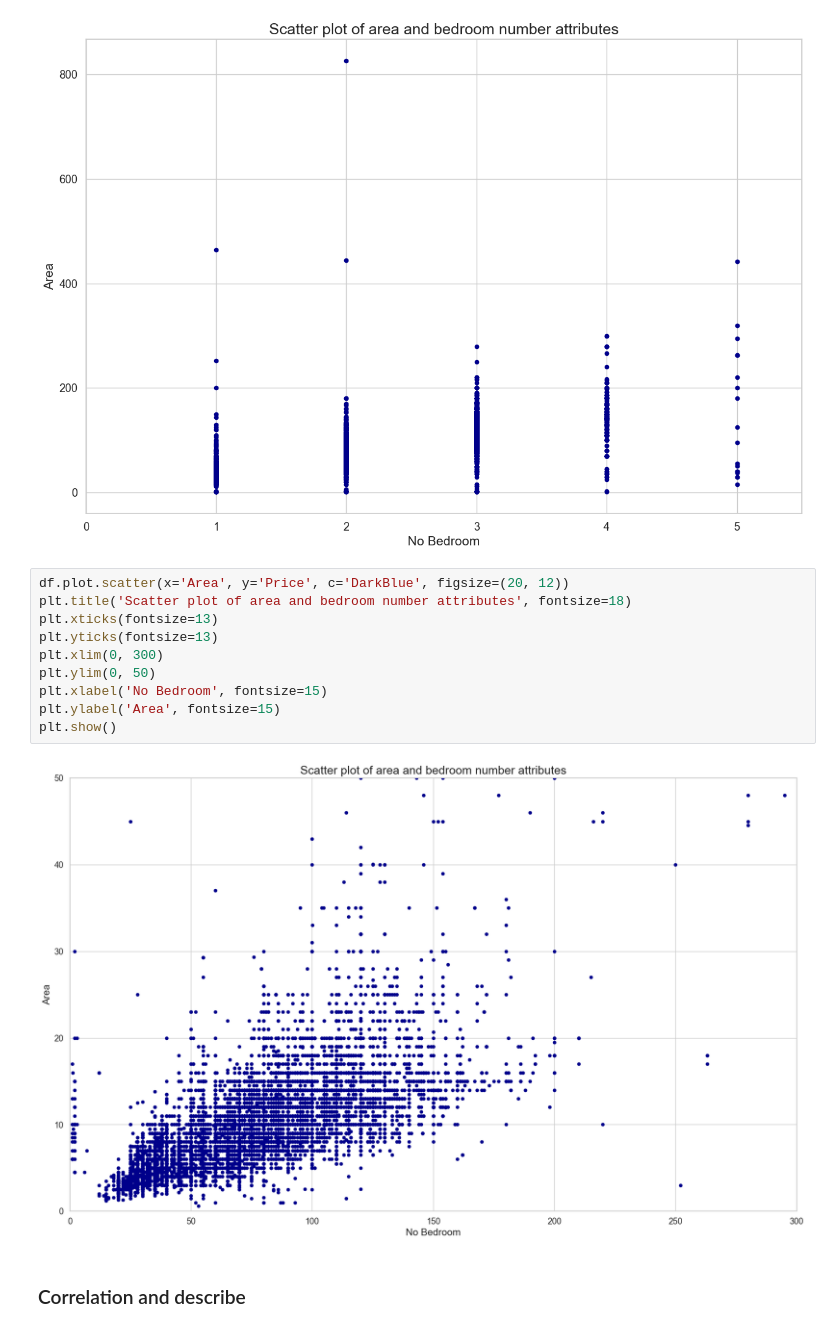
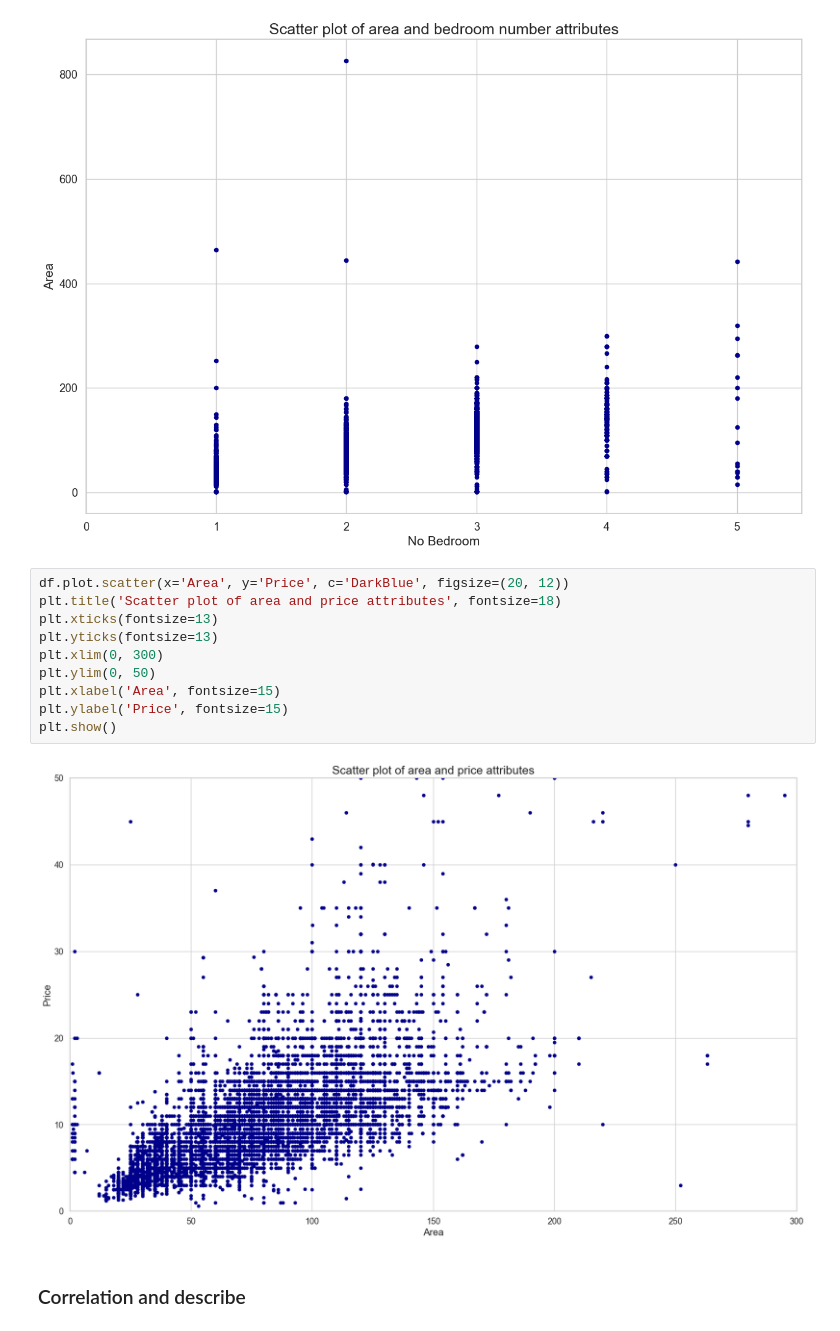
Before and after one commit to phamvanhanh6720/Capstone_Project_AWS_MLE_Nanodegree, a Jupyter notebook: capstone_project.ipynb, the cells around one changed output. Saved outputs shown, nothing was run; the diff lists cells and outputs as text.

```diff
--- a/capstone_project.ipynb
+++ b/capstone_project.ipynb
@@ -421,16 +421,16 @@ plt.show()
 [figure]
 # %%
 df.plot.scatter(x='Area', y='Price', c='DarkBlue', figsize=(20, 12))
-plt.title('Scatter plot of area and bedroom number attributes', fontsize=18)
+plt.title('Scatter plot of area and price attributes', fontsize=18)
 plt.xticks(fontsize=13)
 plt.yticks(fontsize=13)
 plt.xlim(0, 300)
 plt.ylim(0, 50)
-plt.xlabel('No Bedroom', fontsize=15)
-plt.ylabel('Area', fontsize=15)
+plt.xlabel('Area', fontsize=15)
+plt.ylabel('Price', fontsize=15)
 plt.show()
 # %% [output]
-[figure, old version]
+[figure, new version]
 # %% [markdown]
 ### Correlation and describe
 # %%
```
Also changed, not shown: parts of 5 cells of this notebook, 26 other files.
